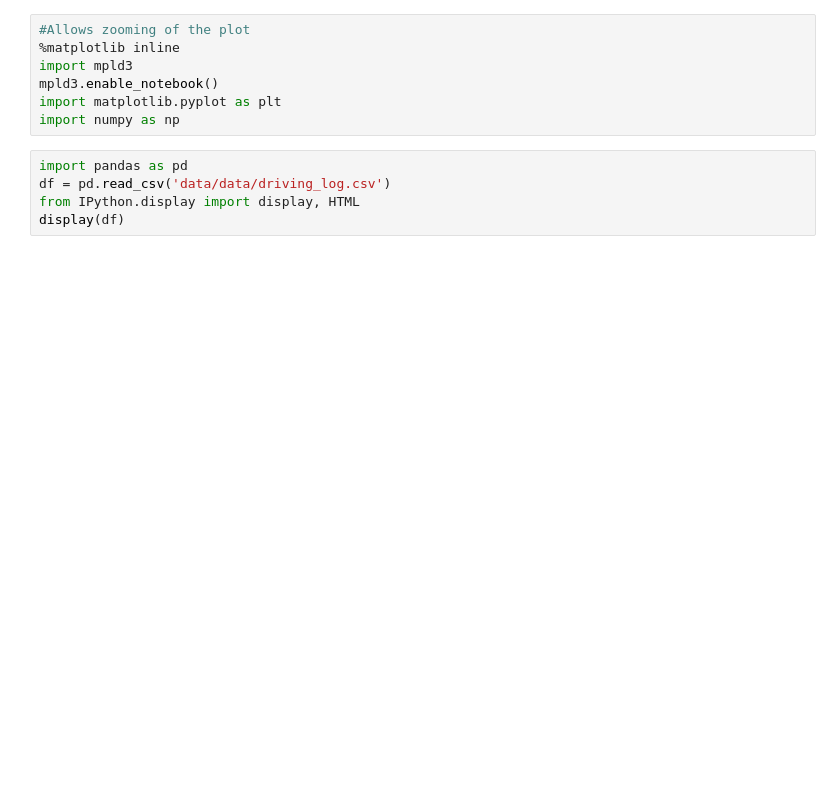
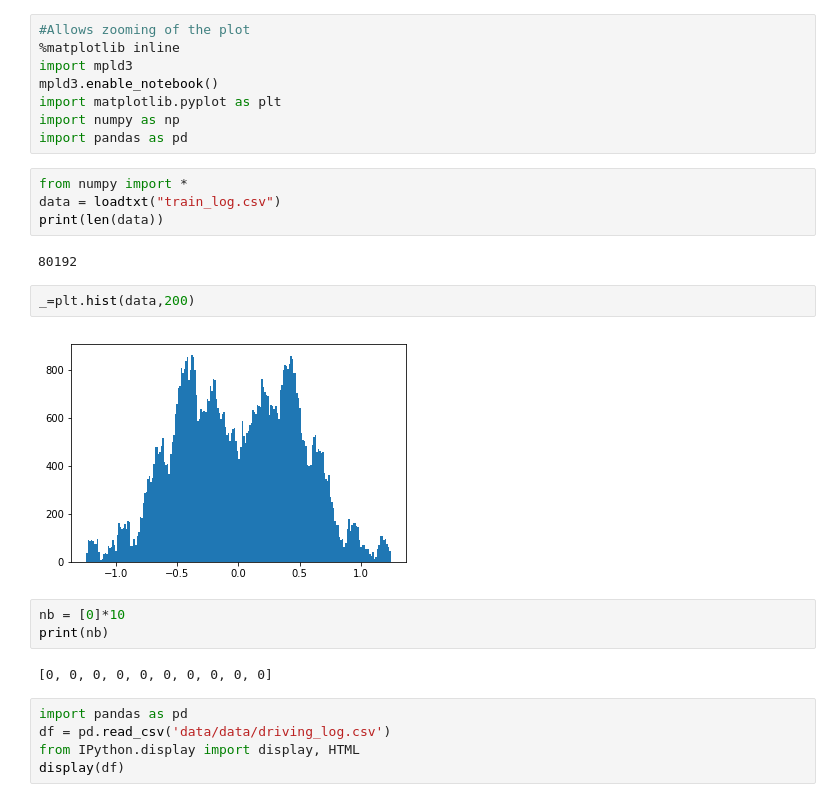
Before and after one commit to kalyanramu/CarND-BehavioralCloning-P3, a Jupyter notebook: PredictSteerAngle.ipynb, the cells around one changed output. Cells and saved outputs as stored; diff of their text form; blank space fills up the shorter version.

```diff
--- a/PredictSteerAngle.ipynb
+++ b/PredictSteerAngle.ipynb
@@ -5,6 +5,22 @@ import mpld3
 mpld3.enable_notebook()
 import matplotlib.pyplot as plt
 import numpy as np
+import pandas as pd
+# %%
+from numpy import *
+data = loadtxt("train_log.csv")
+print(len(data))
+# %% [output]
+80192
+# %%
+_=plt.hist(data,200)
+# %% [output]
+[figure, added]
+# %%
+nb = [0]*10
+print(nb)
+# %% [output]
+[0, 0, 0, 0, 0, 0, 0, 0, 0, 0]
 # %%
 import pandas as pd
 df = pd.read_csv('data/data/driving_log.csv')
```
Also changed, not shown: parts of 8 cells of this notebook, 5 other files.
